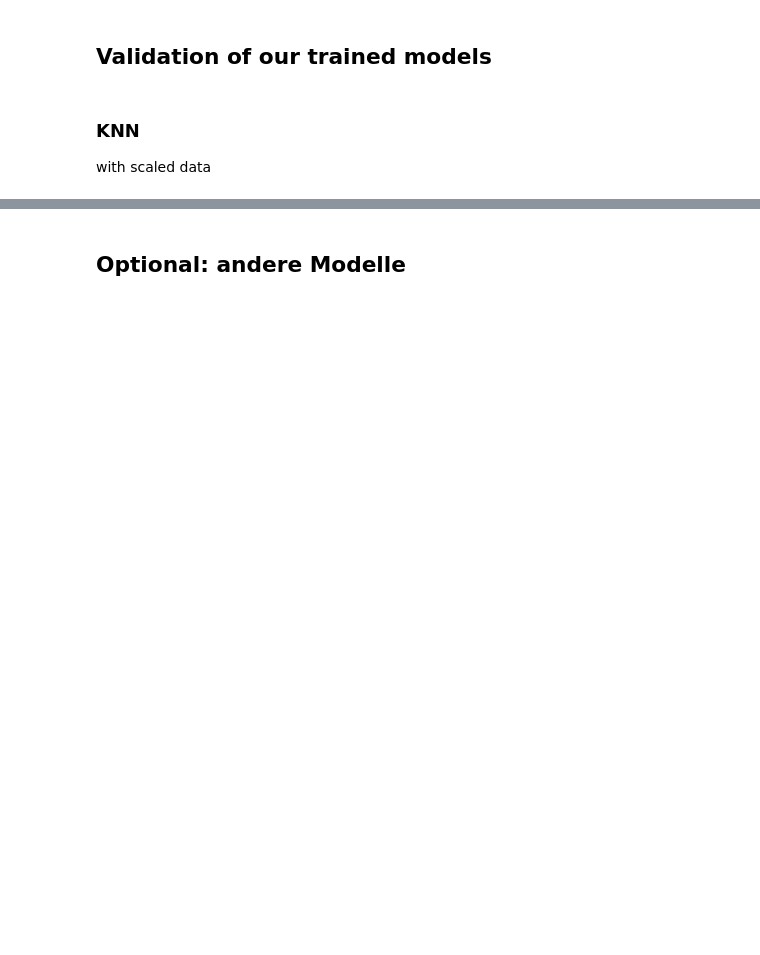
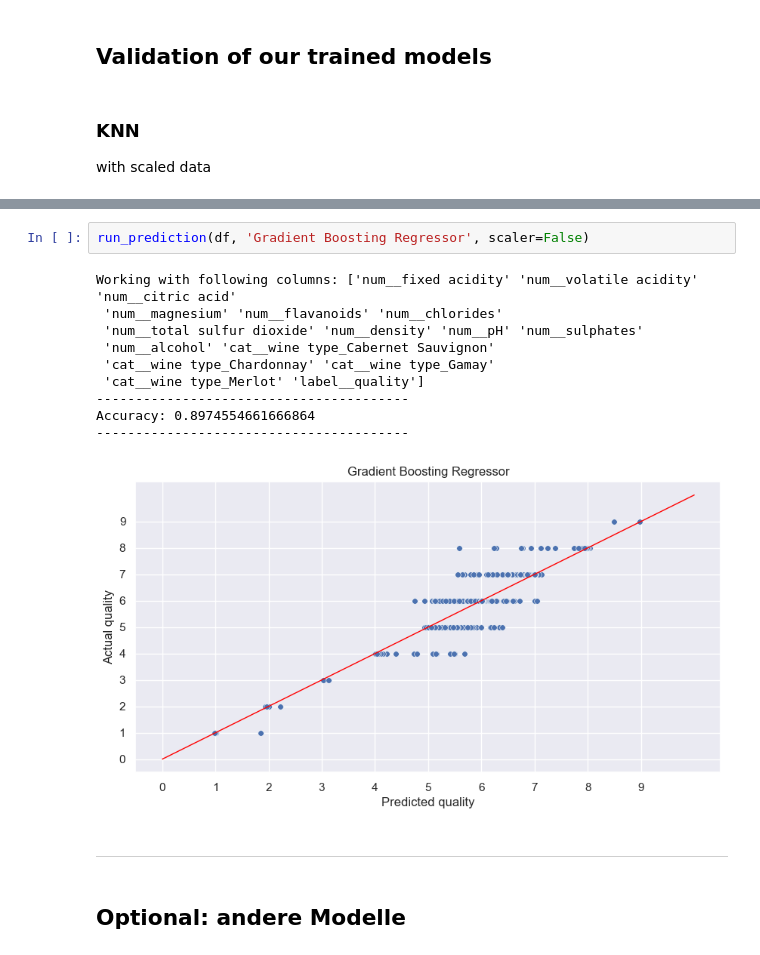
Before and after one commit to kevin-eberhardt/data-science, a Jupyter notebook: notebooks/validation.ipynb, the cells around one changed output, grey strips where cells are left out. Drawn from its saved outputs; the diff is of its cells as text; blank space fills up the shorter version.

```diff
--- a/notebooks/validation.ipynb
+++ b/notebooks/validation.ipynb
@@ -262,2 +267,17 @@ Accuracy: 0.9823787599976226
+# %%
+run_prediction(df, 'Gradient Boosting Regressor', scaler=False)
+# %% [output]
+Working with following columns: ['num__fixed acidity' 'num__volatile acidity' 'num__citric acid'
+ 'num__magnesium' 'num__flavanoids' 'num__chlorides'
+ 'num__total sulfur dioxide' 'num__density' 'num__pH' 'num__sulphates'
+ 'num__alcohol' 'cat__wine type_Cabernet Sauvignon'
+ 'cat__wine type_Chardonnay' 'cat__wine type_Gamay'
+ 'cat__wine type_Merlot' 'label__quality']
+----------------------------------------
+Accuracy: 0.8974554661666864
+----------------------------------------
+[figure, added]
+# %% [markdown]
+___
 # %% [markdown]
 ## Optional: andere Modelle
```
Also changed, not shown: parts of 20 cells of this notebook, 2 other files.
